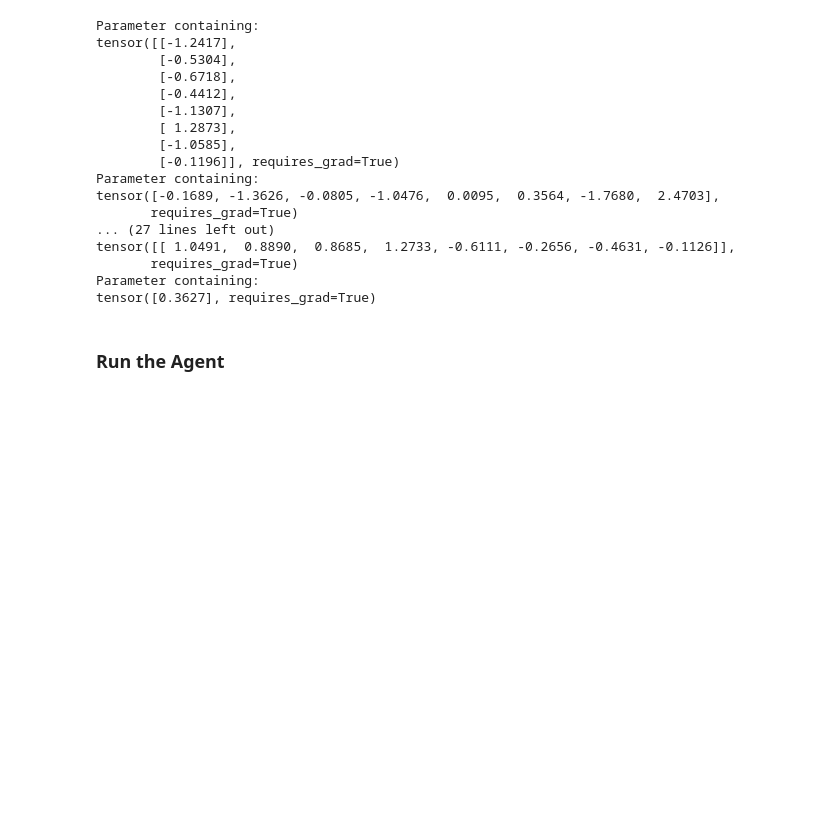
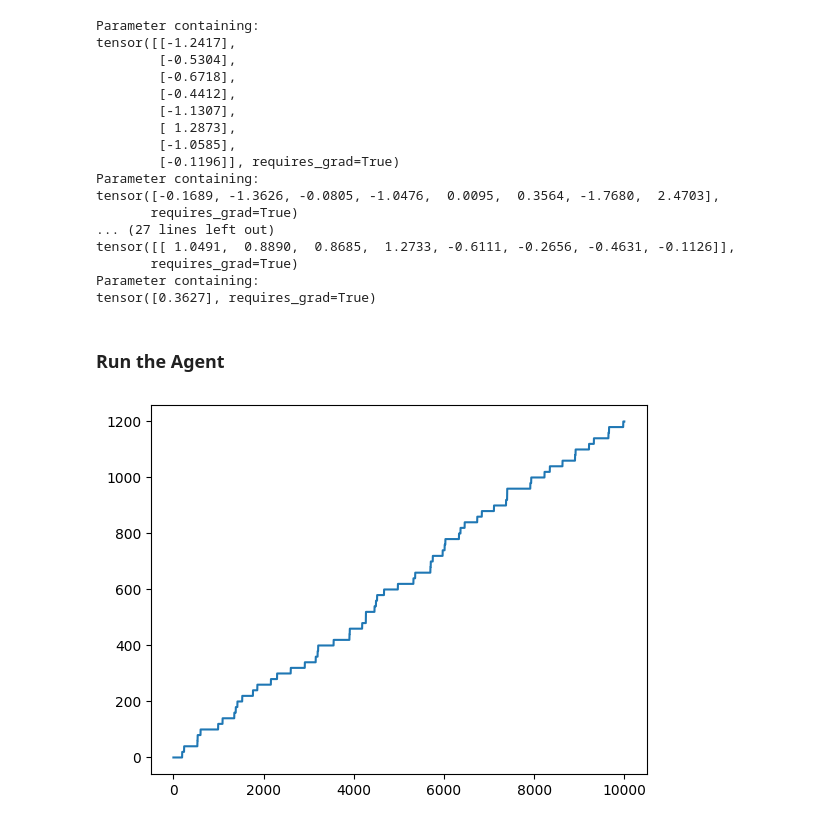
Before and after one commit to ybai17/cs5180-RL-final-project, a Jupyter notebook: work.ipynb, the cells around one changed output. Saved outputs shown, nothing was run; the diff lists cells and outputs as text; code cells hidden in the pictures; blank space fills up the shorter version.

```diff
--- a/work.ipynb
+++ b/work.ipynb
@@ -492,3 +512,31 @@ Parameter containing:
 tensor([0.3627], requires_grad=True)
 # %% [markdown]
 ### Run the Agent
+# %%
+# random agent
+num_steps = 1e4
+step_counter = 0
+cumulative_rewards = []
+reward_total = 0
+
+env.close()
+env = stable_retro.make(game="Airstriker-Genesis-v0")
+env.reset()
+
+while step_counter <= num_steps:
+    action = env.action_space.sample()
+    observation, reward, terminated, truncated, info = env.step(action)
+
+    reward_total += reward
+    cumulative_rewards.append(reward_total)
+
+    step_counter += 1
+    env.render()
+
+    if terminated or truncated:
+        env.reset()
+
+plt.plot(cumulative_rewards)
+env.close()
+# %% [output]
+[figure, added]
```
Also changed, not shown: parts of 5 cells of this notebook.
